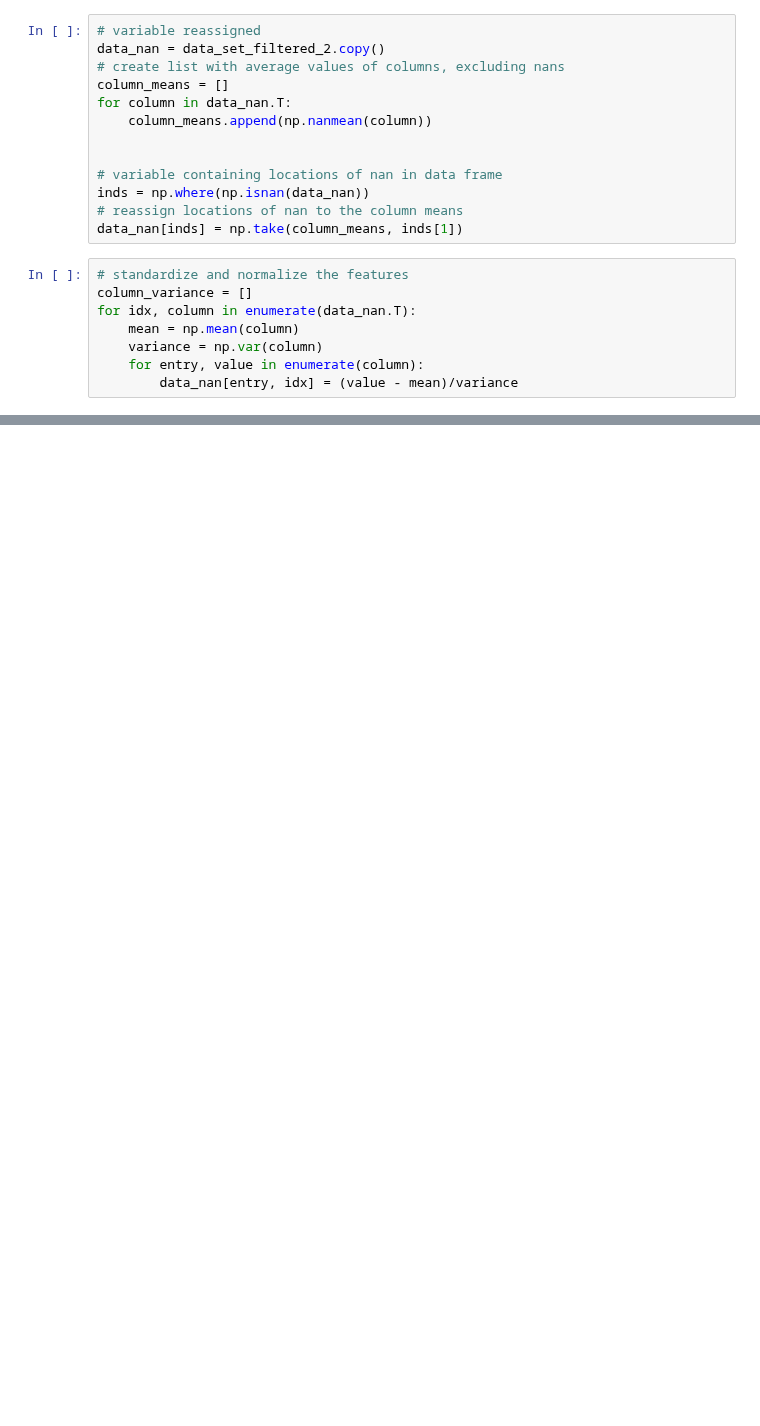
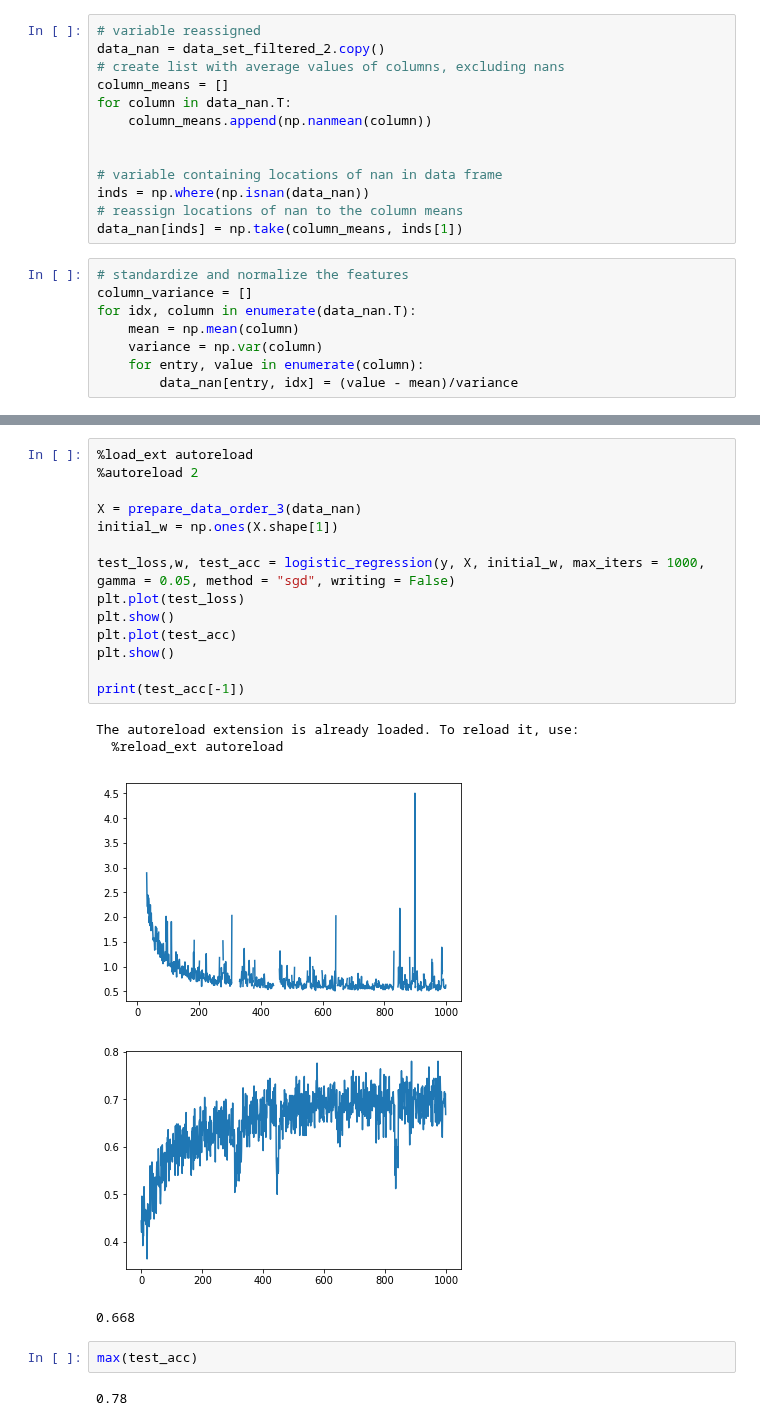
Before and after one commit to hhschede/machine_learning, a Jupyter notebook: project_1/Project_1_jupy.ipynb, the cells around one changed output, grey strips where cells are left out. Cells and saved outputs as stored; diff of their text form; blank space fills up the shorter version.

```diff
--- a/project_1/Project_1_jupy.ipynb
+++ b/project_1/Project_1_jupy.ipynb
@@ -197,0 +114,24 @@ iteration: 9500 | accuracy : 0.7122326203208557, loss : 0.5563661093596972
+# %%
+%load_ext autoreload
+%autoreload 2
+
+X = prepare_data_order_3(data_nan)
+initial_w = np.ones(X.shape[1])
+
+test_loss,w, test_acc = logistic_regression(y, X, initial_w, max_iters = 1000, gamma = 0.05, method = "sgd", writing = False)
+plt.plot(test_loss)
+plt.show()
+plt.plot(test_acc)
+plt.show()
+
+print(test_acc[-1])
+# %% [output]
+The autoreload extension is already loaded. To reload it, use:
+  %reload_ext autoreload
+[figure, added]
+[figure, added]
+0.668
+# %%
+max(test_acc)
+# %% [output]
+0.78
```
Also changed, not shown: parts of 13 cells of this notebook, 4 other files.
